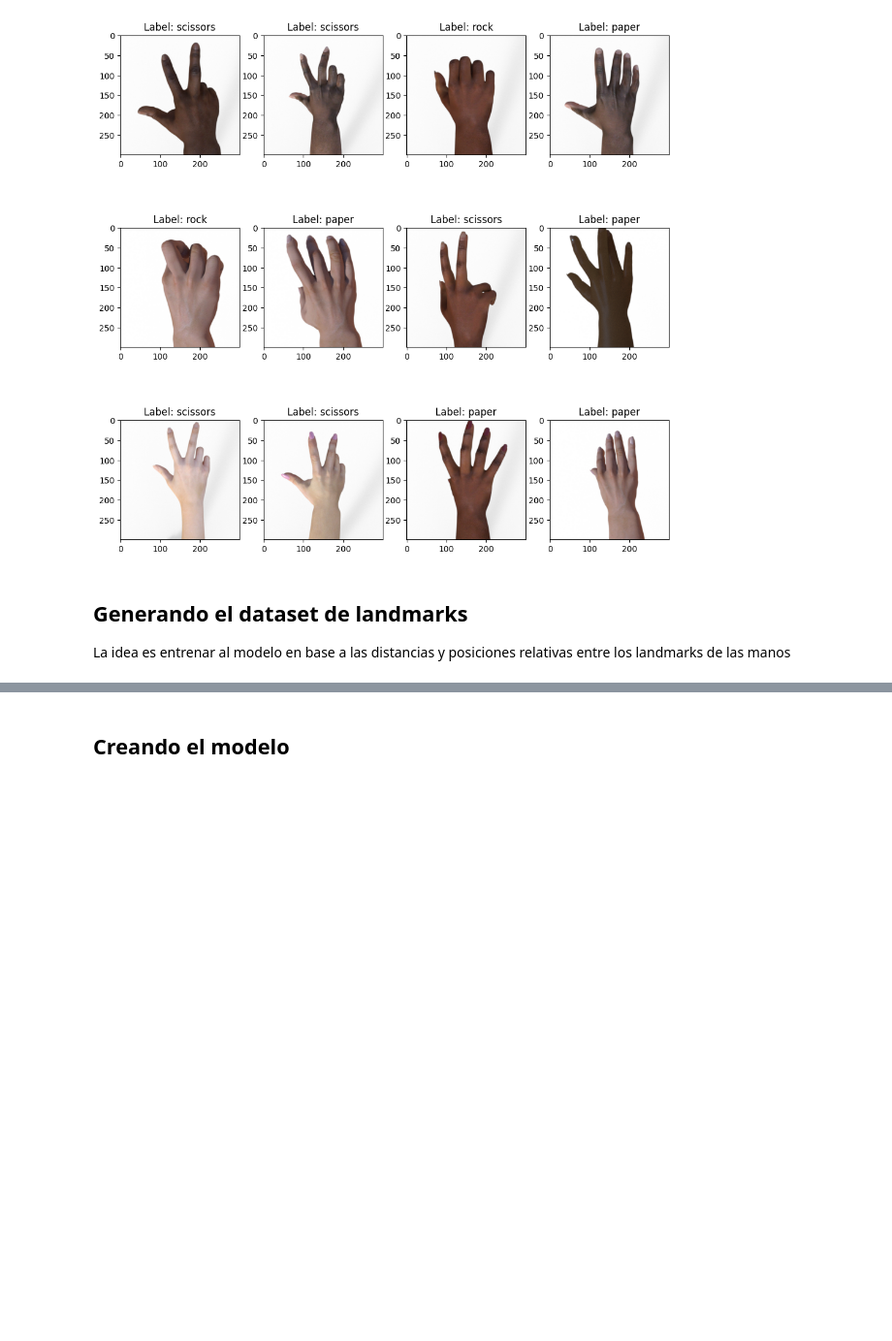
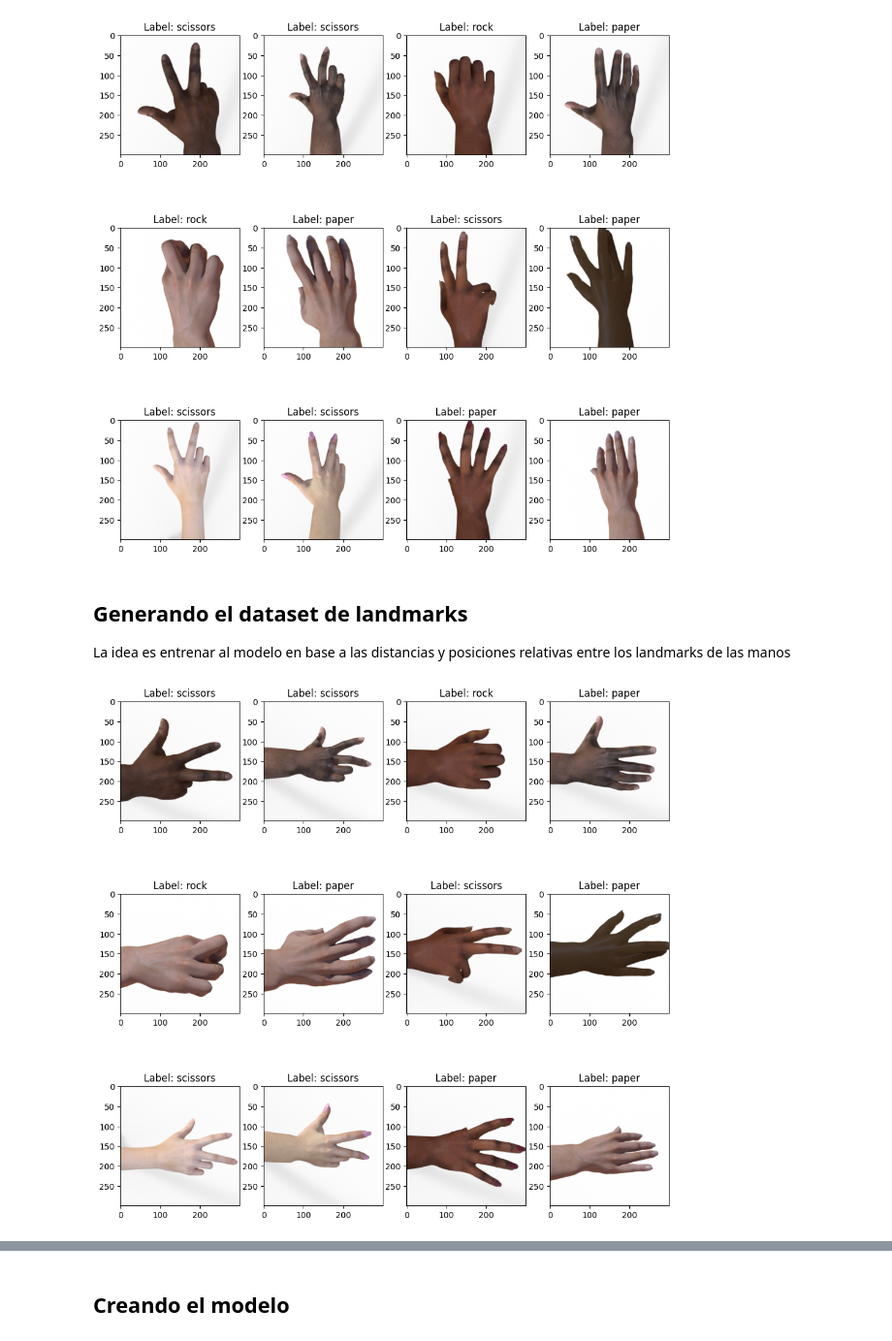
Before and after one commit to karimalisahili/proy1_ia_modelo, a Jupyter notebook: main.ipynb, the cells around one changed output, grey strips where cells are left out. Shown at 97% size. Cells and saved outputs as stored; diff of their text form; code cells hidden in the pictures; blank space fills up the shorter version.

```diff
--- a/main.ipynb
+++ b/main.ipynb
@@ -133,6 +133,25 @@ preview_dataset(dataset_train_raw)
 # %% [markdown]
 ## Generando el dataset de landmarks
 La idea es entrenar al modelo en base a las distancias y posiciones relativas entre los landmarks de las manos
+# %%
+def transform_images(image, label):
+    """Transformaciones para mejorar el modelo en el juego"""
+    # Voltear todas las imágenes 90° hacia la derecha.
+    image = tf.image.rot90(image)
+    # Flip vertical de las imágenes
+    image = tf.image.flip_up_down(image)
+    # Flip horizontal de las imágenes
+    image = tf.image.flip_left_right(image)
+    return image, label
+
+# Aplicar la función de rotación a todas las imágenes del dataset.
+dataset_train_raw = dataset_train_raw.map(transform_images, num_parallel_calls=tf.data.AUTOTUNE)
+dataset_test_raw = dataset_test_raw.map(transform_images, num_parallel_calls=tf.data.AUTOTUNE)
+
+# Explorando las imagenes del dataset.
+preview_dataset(dataset_train_raw)
+# %% [output]
+[figure, added]
 # %%
 import mediapipe as mp
 
```
Also changed, not shown: parts of 10 cells of this notebook, 3 other files.
